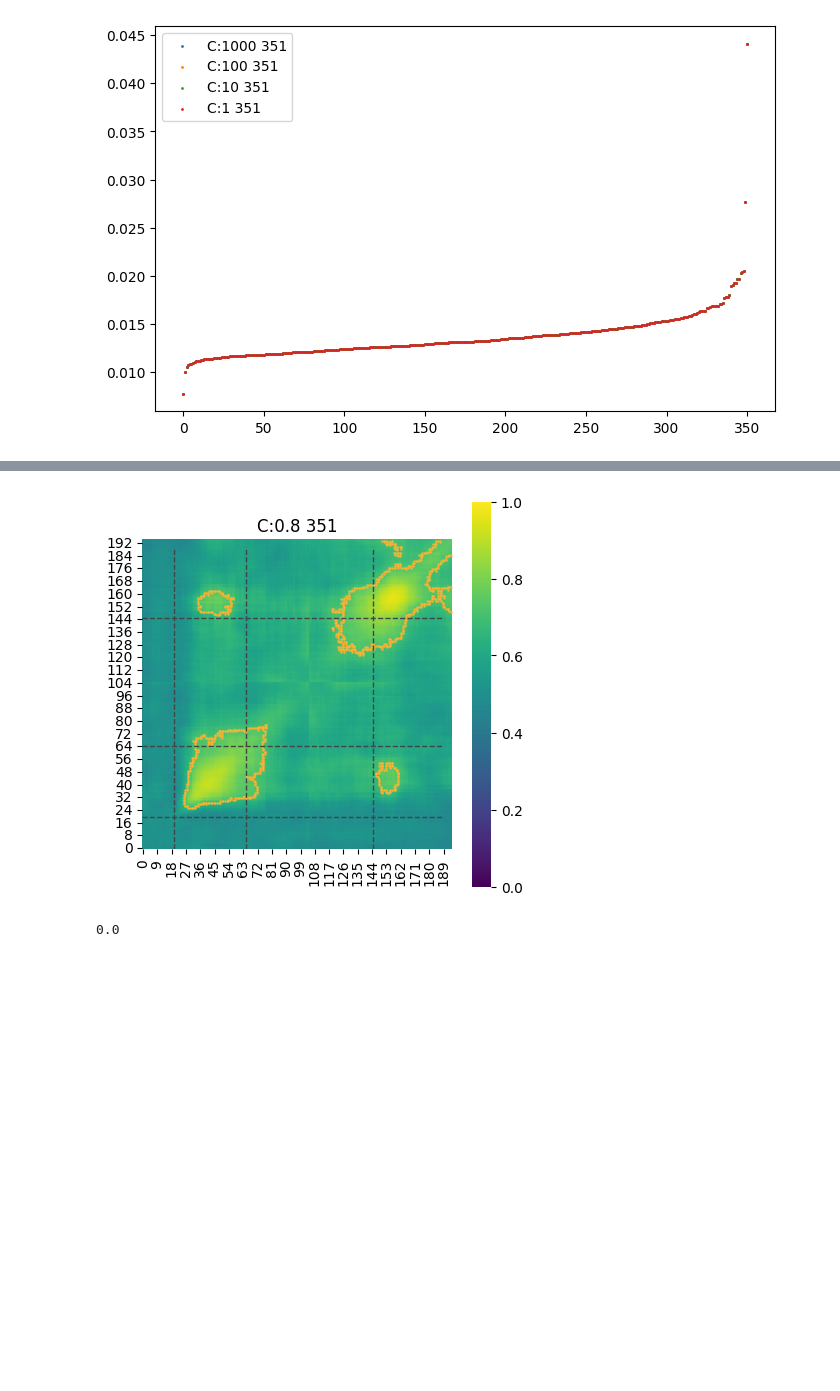
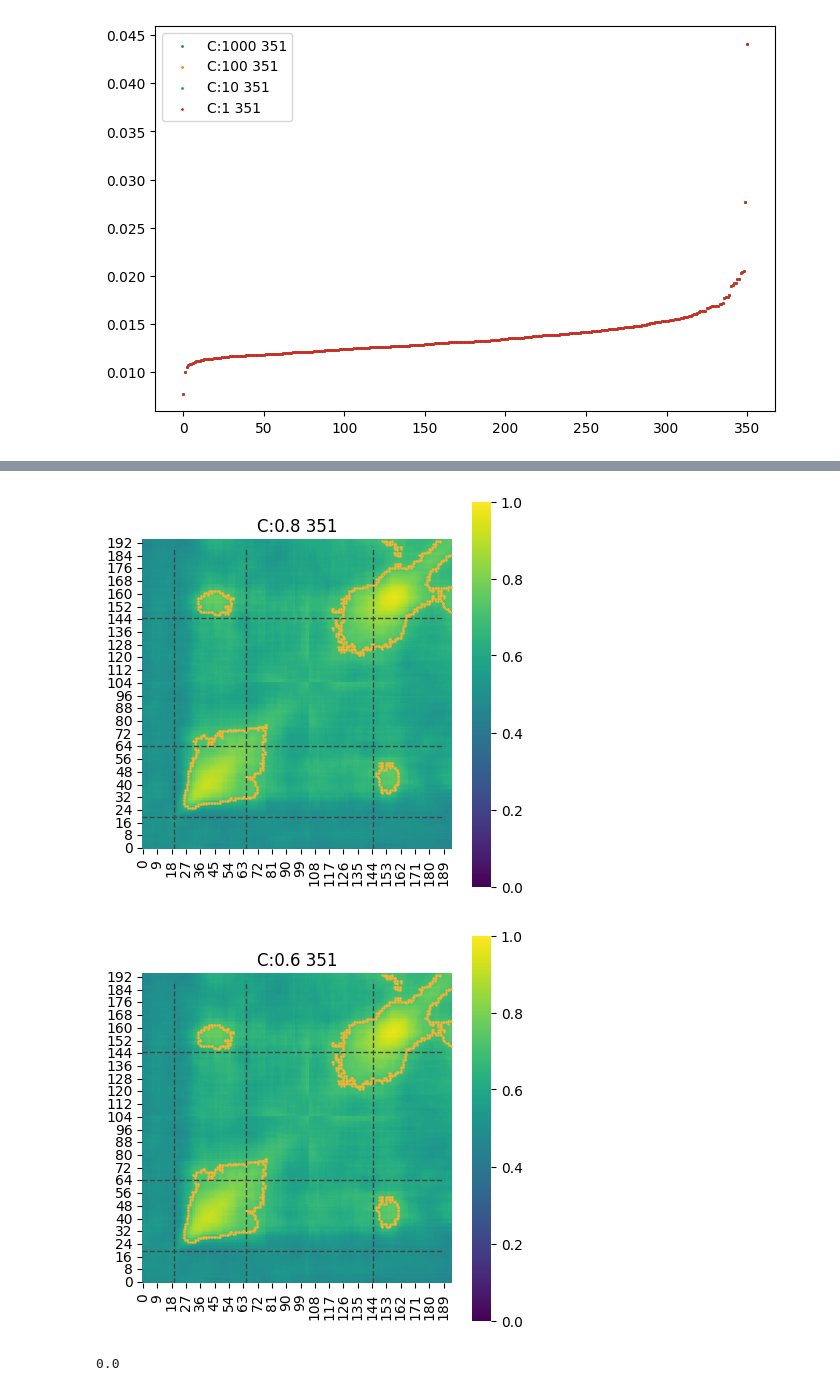
Before and after one commit to Ibos-lab/Users, a Jupyter notebook: losadac/decoder/test_param_c.ipynb, the cells around one changed output, grey strips where cells are left out. Cells and saved outputs as stored; diff of their text form; code cells hidden in the pictures; blank space fills up the shorter version.

```diff
--- a/losadac/decoder/test_param_c.ipynb
+++ b/losadac/decoder/test_param_c.ipynb
@@ -134,4 +107,33 @@ args = {
 # %%
+allres=[]
+for svc_c in [1000,0.8]:
+    args = {
+        "preprocessing": {
+            "to_decode": "orient",
+            "min_ntr": 25,
+            "start_sample": -200,
+            "end_sample": 850,
+            "start_test": -400,
+            "end_test": 500,
+            "step": 10,
+            "time_before_son": "time_before_son_in",
+            "time_before_t1on": "time_before_t1on_in",
+            "sp_son": "sp_son_in",
+            "sp_t1on": "sp_t1on_in",
+            "mask_son": "mask_son_in",
+            "no_match": False,
+        },
+        # decoder
+        "decoder": {
+            "niterations": 10,
+            "ntr_train": 30,
+            "ntr_test": 10,
+            "svc_c": svc_c,
+        },
+        # workspace
+        "workspace": {"output": "", "path": ""},
+    }
+
     popu = PopulationData.from_python_hdf5(
         "/envau/work/invibe/USERS/IBOS/data/Riesling/TSCM/OpenEphys/population/lip/2024_08_28_12_23_36/population.h5"
     )
@@ -145,7 +147,7 @@ args = {
 
     model = SVC(
         kernel="linear",
-        C=svc_c,
+        C=args["decoder"]["svc_c"],
         decision_function_shape="ovr",
     )
     print(model.C)
@@ -202,7 +204,7 @@ args = {
         list_mean_w=list_mean_w,
         n_cells=n_cells,
     )
-
+    allres.append(res)
     f,ax=plt.subplots(figsize=(5,5))
     ticks= [20,65,145,190]
     label_ticks = ((np.array([20,65,20,65])-20)*10).astype(str)
@@ -217,4 +219,4 @@ args = {
     # ax.hlines([105],0,190,'white',linewidth=3)
     ax.vlines([145],0,190,'#444444','--',linewidth=1)
     ax.hlines([145],0,190,'#444444','--',linewidth=1)
-    ax.set_title(f'C:{c} {res.n_cells}')
+    ax.set_title(f'C:{svc_c} {res.n_cells}')
@@ -240,28 +233,29 @@ for c in [1000,100,10,1]:
 [figure]
 # %%
 allres=[]
-for c in [1000,100,10,1,0.8]:
+for c in [1000,100,10,1,0.8,0.6]:
     res=Results.from_python_hdf5(f'/envau/work/invibe/USERS/LOSADA/Users/losadac/decoder/test_orient_c{c}.h5')
     allres.append(res)
     f,ax=plt.subplots(figsize=(5,5))
     ticks= [20,65,145,190]
     label_ticks = ((np.array([20,65,20,65])-20)*10).astype(str)
     sns.heatmap(res.mean_data,ax=ax,cmap='viridis',square=True,vmin=0,vmax=1)
     xx,yy=define_contour_latencies(res.lat_data, thresh=950)
 
     ax.scatter(xx,yy,s=0.5,color = '#F9B233')
     ax.axes.invert_yaxis()
     ax.vlines([20,65],0,190,'#444444','--',linewidth=1)
     ax.hlines([20,65],0,190,'#444444','--',linewidth=1)
     # ax.vlines([105],0,190,'white',linewidth=3)
     # ax.hlines([105],0,190,'white',linewidth=3)
     ax.vlines([145],0,190,'#444444','--',linewidth=1)
     ax.hlines([145],0,190,'#444444','--',linewidth=1)
     ax.set_title(f'C:{c} {res.n_cells}')
 # %% [output]
 [figure]
 [figure]
 [figure]
 [figure]
 [figure]
+[figure, added]
 # %%
```
Also changed, not shown: parts of 3 cells of this notebook, 1 other file.
